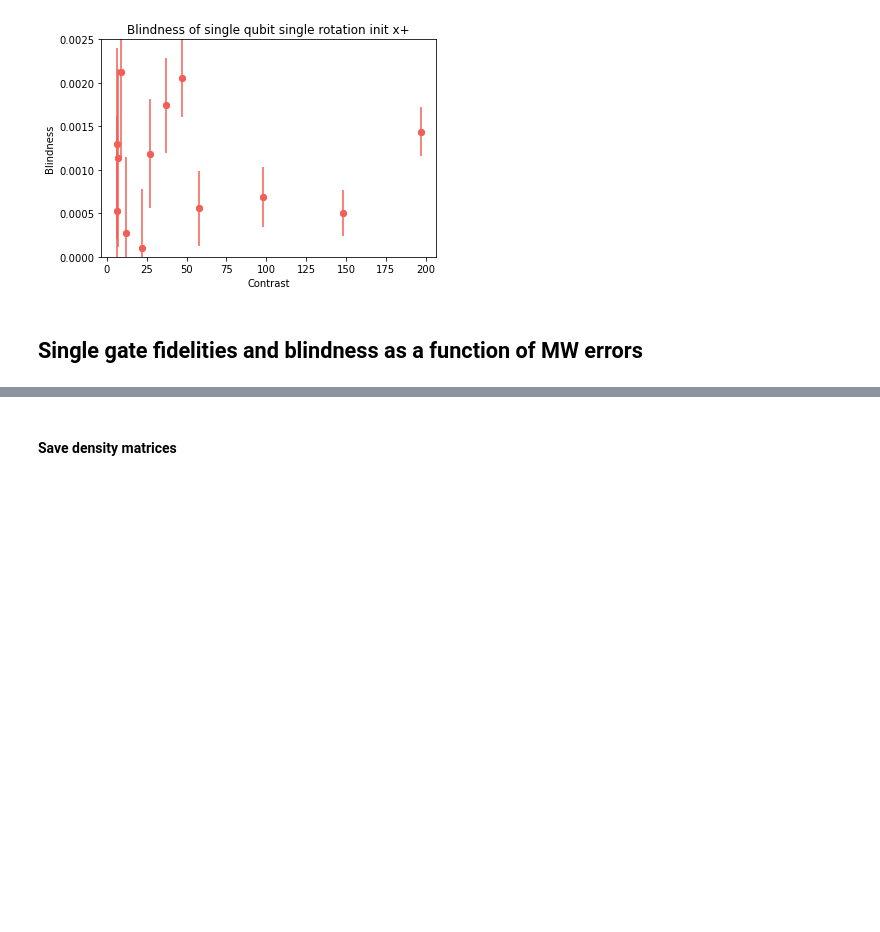
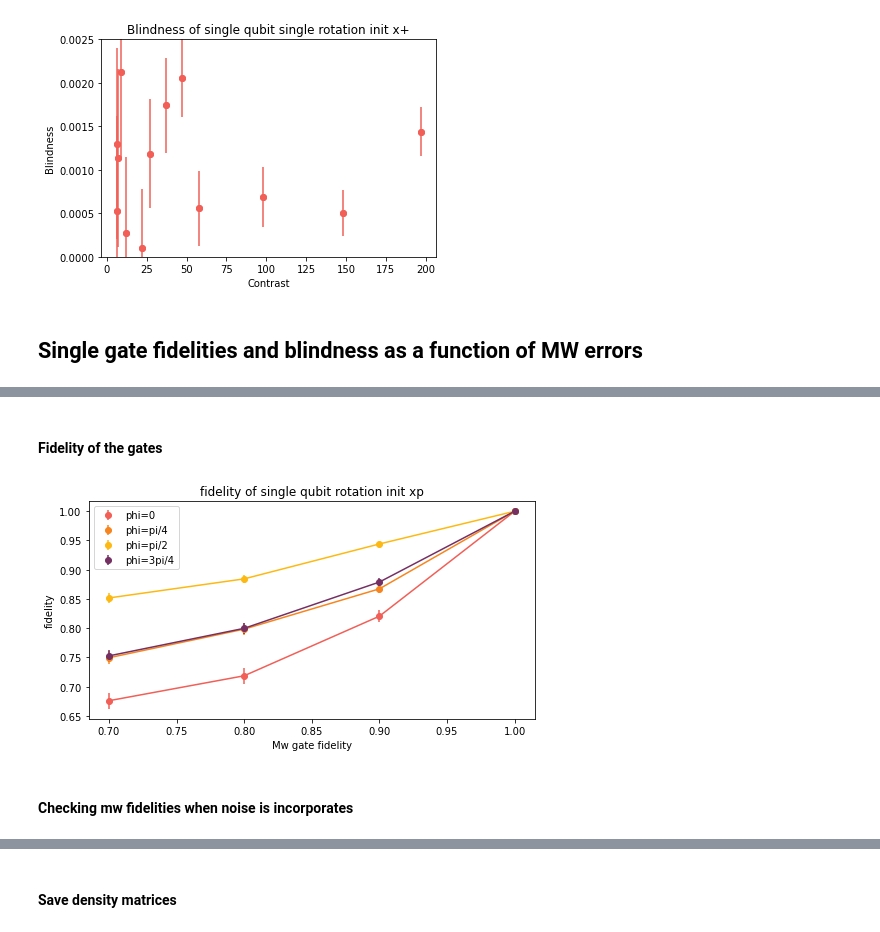
Before and after one commit to lukingroup/simnet, a Jupyter notebook: Notebooks/Blind_SingleNode.ipynb, the cells around one changed output, grey strips where cells are left out. Saved outputs shown, nothing was run; the diff lists cells and outputs as text; code cells hidden in the pictures; blank space fills up the shorter version.

```diff
--- a/Notebooks/Blind_SingleNode.ipynb
+++ b/Notebooks/Blind_SingleNode.ipynb
@@ -1582,0 +1545,50 @@ Phi angle =  2.356194490192345
+# %% [markdown]
+#### Fidelity of the gates
+# %%
+## compare to ideal results
+
+fid_err =  np.empty((0, 2), dtype=float)
+fid_ave =  np.empty((0, 2), dtype=float)
+
+for i in range(len(mw_list)):
+    fid_err_phi_mw =  np.empty((0, 2), dtype=float)
+    fid_ave_phi_mw =  np.empty((0, 2), dtype=float)
+    for j in range(len(phi1)):
+        U = rz(phi1[j])
+        el_rho_final_ideal = U*el_initial_xp*U.dag()
+        fid_mw =  np.empty((0, 2), dtype=float)
+        for k in range(n_rounds):
+            fid = (qt.fidelity(qt.Qobj(rho_mw_phi_n_array_cl[i][j][k]), el_rho_final_ideal))**2
+            fid_mw = np.append(fid_mw, fid)
+        fid_ave_mw = np.mean(fid_mw, axis = 0)
+        # this is only the variability of the measurement
+        fid_ave_std = np.std(fid_mw, axis = 0)/(np.sqrt(n_rounds))
+        fid_ave_phi_mw = np.append(fid_ave_phi_mw, fid_ave_mw)
+        fid_err_phi_mw = np.append(fid_err_phi_mw, fid_ave_std)
+
+    fid_ave = np.append(fid_ave, fid_ave_phi_mw)
+    fid_err = np.append(fid_err, fid_err_phi_mw)
+# %%
+
+plt.figure(figsize=(8, 4))
+plt.plot(mw_list, fid_ave[::len(phi1)], color=c1)
+plt.errorbar(mw_list,  fid_ave[::len(phi1)], yerr= fid_err[::len(phi1)],  fmt='o', color=c1, label='phi=0')
+plt.plot(mw_list, fid_ave[1::len(phi1)], color=c2)
+plt.errorbar(mw_list,  fid_ave[1::len(phi1)], yerr= fid_err[1::len(phi1)],  fmt='o', color=c2, label='phi=pi/4')
+plt.plot(mw_list, fid_ave[2::len(phi1)], color=c3)
+plt.errorbar(mw_list,  fid_ave[2::len(phi1)], yerr= fid_err[2::len(phi1)],  fmt='o', color=c3, label='phi=pi/2')
+plt.plot(mw_list, fid_ave[3::len(phi1)], color=c4)
+plt.errorbar(mw_list,  fid_ave[3::len(phi1)], yerr= fid_err[3::len(phi1)],  fmt='o', color=c4, label='phi=3pi/4')
+
+#Add labels and title
+plt.xlabel('Mw gate fidelity')
+plt.ylabel('fidelity')
+plt.title('fidelity of single qubit rotation init xp')
+plt.legend()
+
+# Show the plot
+plt.show()
+# %% [output]
+[figure, added]
+# %% [markdown]
+#### Checking mw fidelities when noise is incorporates
```
Also changed, not shown: parts of 41 cells of this notebook, 17 other files.
